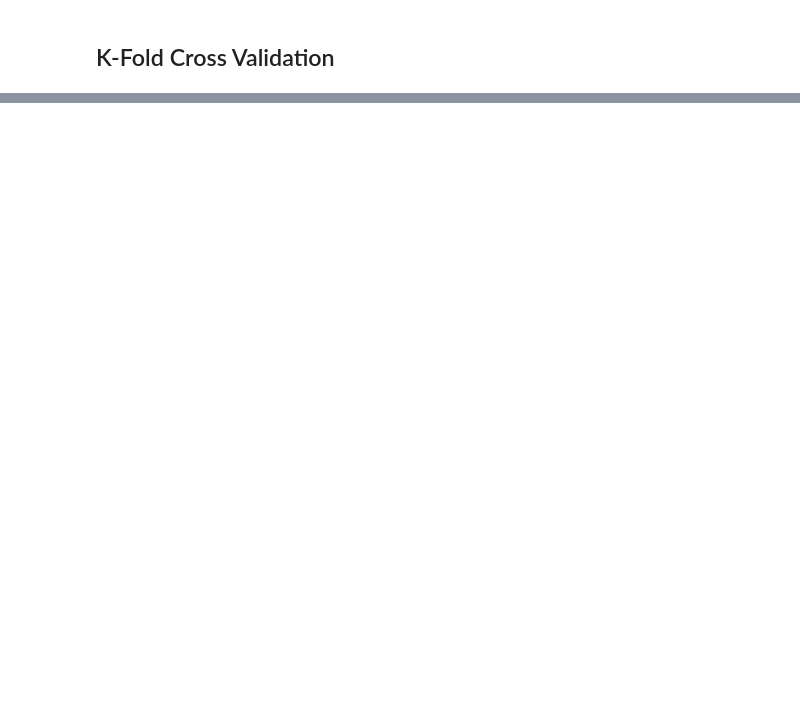
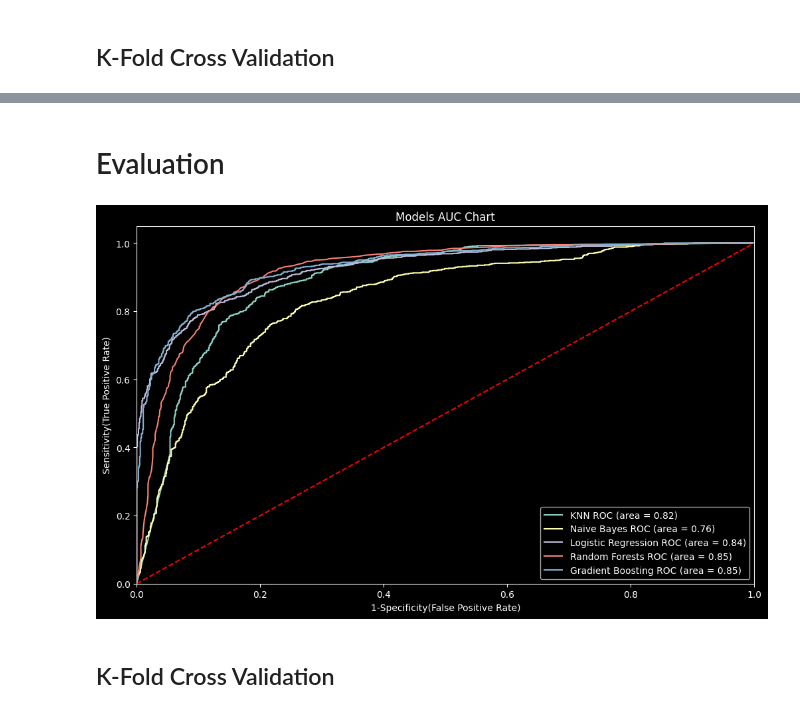
Before and after one commit to hugomilesi/E2E_customer_churn_analysis, a Jupyter notebook: model_train.ipynb, the cells around one changed output, grey strips where cells are left out. Saved outputs shown, nothing was run; the diff lists cells and outputs as text; code cells hidden in the pictures; blank space fills up the shorter version.

Commit message:
Updated churn model

```diff
--- a/model_train.ipynb
+++ b/model_train.ipynb
@@ -327,0 +578,8 @@ feat_imp.to_csv("data/feat_imp.csv", index=False)
+# %%
+knn = KNeighborsClassifier()
+parameters = {'n_neighbors': [5,6,7],
+              'p':[1,2],
+              'weights':['uniform', 'distance']}
+
+clf_knn = get_best_model(knn, parameters)
+model_fit(model = clf_knn, feature_imp = False)
@@ -327,0 +604,3 @@ feat_imp.to_csv("data/feat_imp.csv", index=False)
+# %%
+clf_nb = GaussianNB()
+model_fit(model = clf_nb, feature_imp = False)
@@ -327,0 +619,6 @@ feat_imp.to_csv("data/feat_imp.csv", index=False)
+# %%
+lg = LogisticRegression(random_state=42)
+parameters = {
+              'penalty':['l1','l2']}
+clf_lg = get_best_model(lg,parameters)
+model_fit(model=clf_lg, feature_imp=False)
@@ -327,0 +643,3 @@ feat_imp.to_csv("data/feat_imp.csv", index=False)
+# %%
+clf_xgb = XGBClassifier(random_state = 42)
+model_fit(model = clf_xgb, feature_imp = True)
@@ -327,0 +657,51 @@ feat_imp.to_csv("data/feat_imp.csv", index=False)
+# %% [markdown]
+# Evaluation
+# %%
+plt.figure(figsize = (12, 7))
+models = [
+{
+    'label': 'KNN',
+    'model': clf_knn,
+},
+{
+    'label': 'Naive Bayes',
+    'model': clf_nb,
+},
+{
+    'label': 'Logistic Regression',
+    'model': clf_lg,
+},
+{
+    'label': 'Random Forests',
+    'model': clf_rf,
+},
+{
+    'label': 'Gradient Boosting',
+    'model': clf_xgb,
+}
+]
+
+# Below for loop iterates through your models list
+for m in models:
+    model = m['model'] # select the model
+    model.fit(x_train, y_train) # train the model
+    y_pred=model.predict(x_test) # predict the test data
+# Compute False postive rate, and True positive rate
+    fpr, tpr, thresholds = metrics.roc_curve(y_test, model.predict_proba(x_test)[:,1])
+# Calculate Area under the curve to display on the plot
+    auc = metrics.roc_auc_score(y_test,model.predict(x_test))
+# Now, plot the computed values
+    plt.plot(fpr, tpr, label='%s ROC (area = %0.2f)' % (m['label'], auc))
+# Custom settings for the plot
+plt.plot([0, 1], [0, 1],'r--')
+plt.xlim([0.0, 1.0])
+plt.ylim([0.0, 1.05])
+plt.xlabel('1-Specificity(False Positive Rate)')
+plt.ylabel('Sensitivity(True Positive Rate)')
+plt.title('Models AUC Chart')
+plt.legend(loc="lower right")
+plt.show()   # Display
+# %% [output]
+[figure, added]
+# %% [markdown]
+## K-Fold Cross Validation
```
Also changed, not shown: parts of 63 cells of this notebook, 11 other files.
